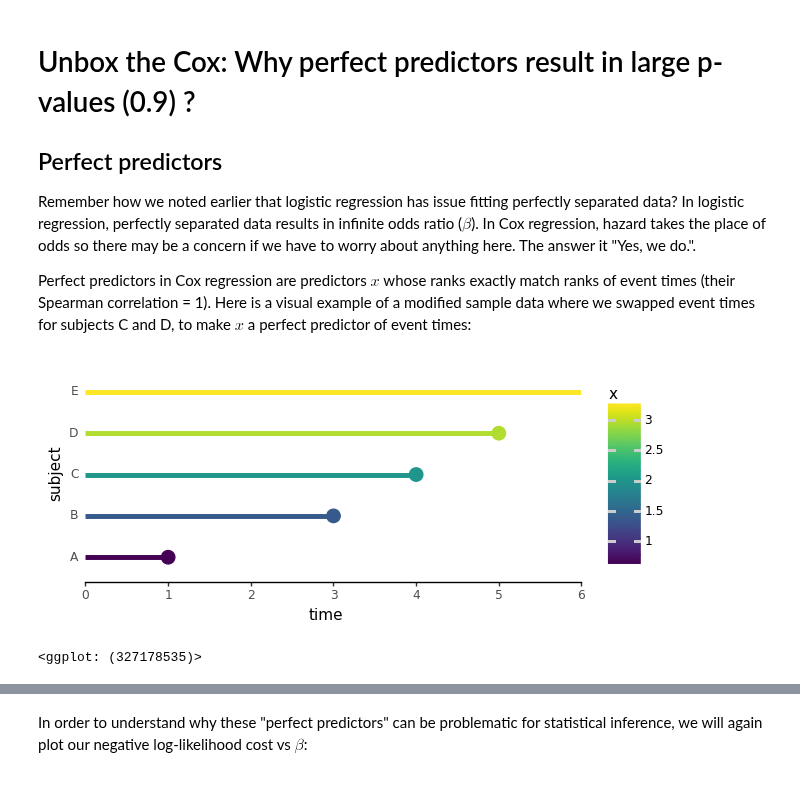
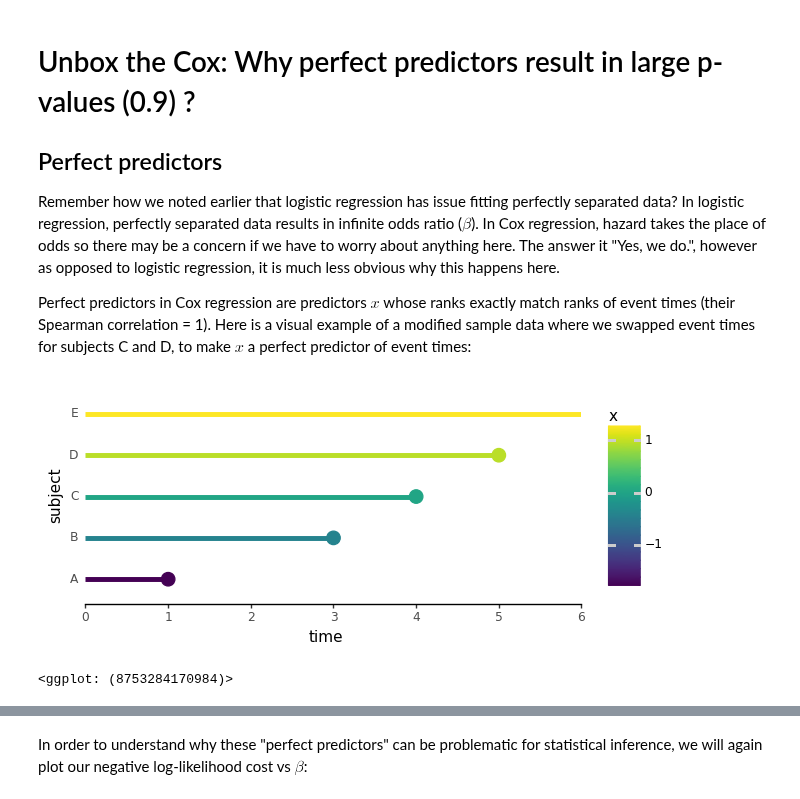
Before and after one commit to igor-sb/blog, a Jupyter notebook: posts/cox_perfect.ipynb, the cells around one changed output, grey strips where cells are left out. Drawn from its saved outputs; the diff is of its cells as text; code cells hidden in the pictures.

```diff
--- a/posts/cox_perfect.ipynb
+++ b/posts/cox_perfect.ipynb
@@ -3,31 +3,31 @@
 
 ## Perfect predictors
 
-Remember how we noted earlier that logistic regression has issue fitting perfectly separated data? In logistic regression, perfectly separated data results in infinite odds ratio ($\beta$). In Cox regression, hazard takes the place of odds so there may be a concern if we have to worry about anything here. The answer it "Yes, we do.".
+Remember how we noted earlier that logistic regression has issue fitting perfectly separated data? In logistic regression, perfectly separated data results in infinite odds ratio ($\beta$). In Cox regression, hazard takes the place of odds so there may be a concern if we have to worry about anything here. The answer it "Yes, we do.", however as opposed to logistic regression, it is much less obvious why this happens here.
 
 Perfect predictors in Cox regression are predictors $x$ whose ranks exactly match ranks of event times (their Spearman correlation = 1). Here is a visual example of a modified sample data where we swapped event times for subjects C and D, to make $x$ a perfect predictor of event times:
 # %%
 import numpy as np
 import pandas as pd
 from cox.plots import (
     plot_subject_event_times,
     animate_subject_event_times_and_mark_at_risk,
     plot_cost_vs_beta,
 )
 
 
 perfect_df =  pd.DataFrame({
     'subject': ['A', 'B', 'C', 'D', 'E'],
     'time': [1, 3, 4, 5, 6],
     'event': [1, 1, 1, 1, 0],
-    # 'x': [-1.7, -0.4, 0.0, 0.9, 1.2],
-	'x': [0.7, 1.4, 2.0, 2.9, 3.2],
+    'x': [-1.7, -0.4, 0.0, 0.9, 1.2],
+	# 'x': [0.7, 1.4, 2.0, 2.9, 3.2],
 })
 
 plot_subject_event_times(perfect_df, color_map='x')
 # %% [output]
-[figure, old version]
+[figure, new version]
-<ggplot: (327178535)>
+<ggplot: (8753284170984)>
 # %%
 animate_subject_event_times_and_mark_at_risk(
     perfect_df, color_map='x'
```
Also changed, not shown: parts of 26 cells of this notebook, 1 other file.
